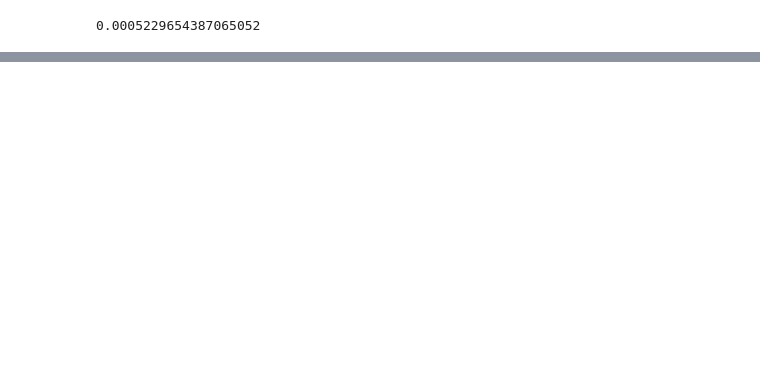
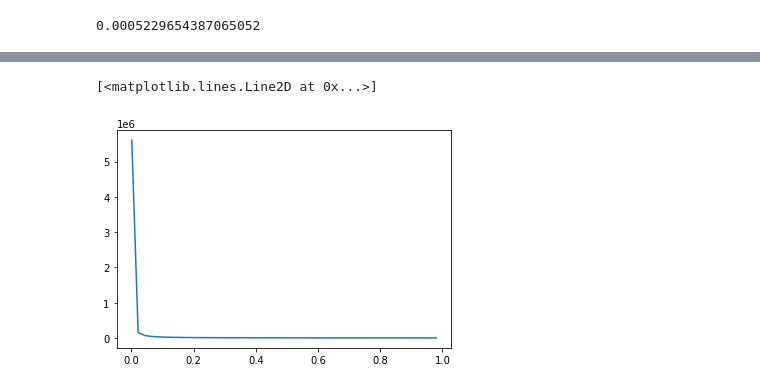
Before and after one commit to michellegurevich/gravitationalwaves, a Jupyter notebook: modgravity/analysis.ipynb, the cells around one changed output, grey strips where cells are left out. Drawn from its saved outputs; the diff is of its cells as text; code cells hidden in the pictures; blank space fills up the shorter version.

```diff
--- a/modgravity/analysis.ipynb
+++ b/modgravity/analysis.ipynb
@@ -208,0 +262,5 @@ array([inf, inf, inf, inf, inf, inf, inf, inf, inf, inf, inf, inf, inf,
+# %%
+plt.plot(mw.f, mw.h_standard()/mw.h_modified())
+# %% [output]
+[<matplotlib.lines.Line2D at 0x...>]
+[figure, added]
```
Also changed, not shown: parts of 17 cells of this notebook, 3 other files.
